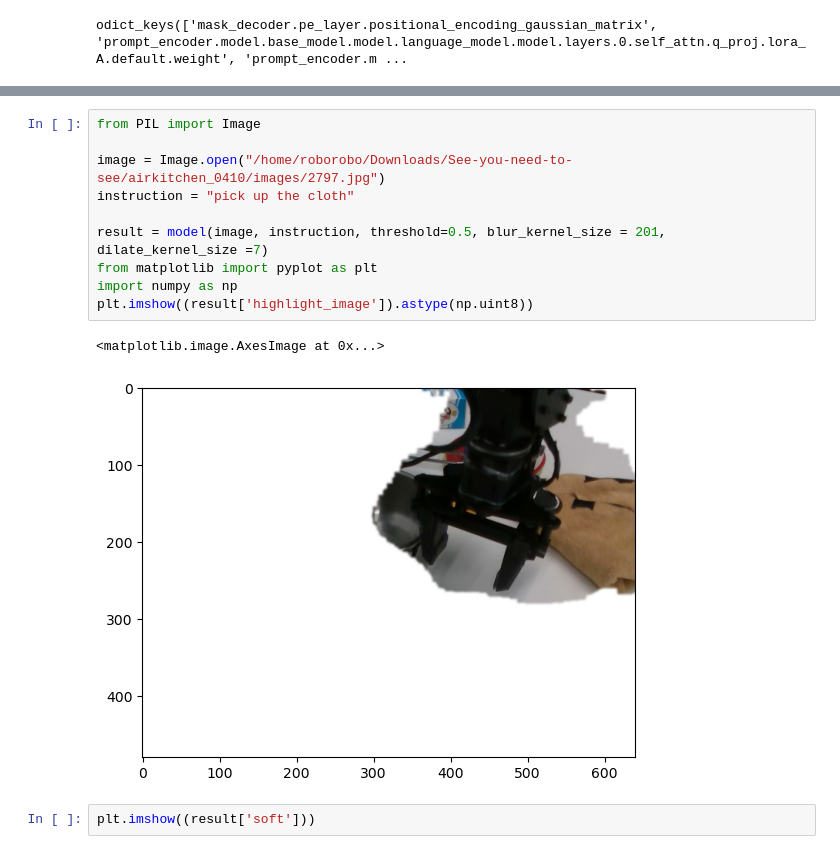
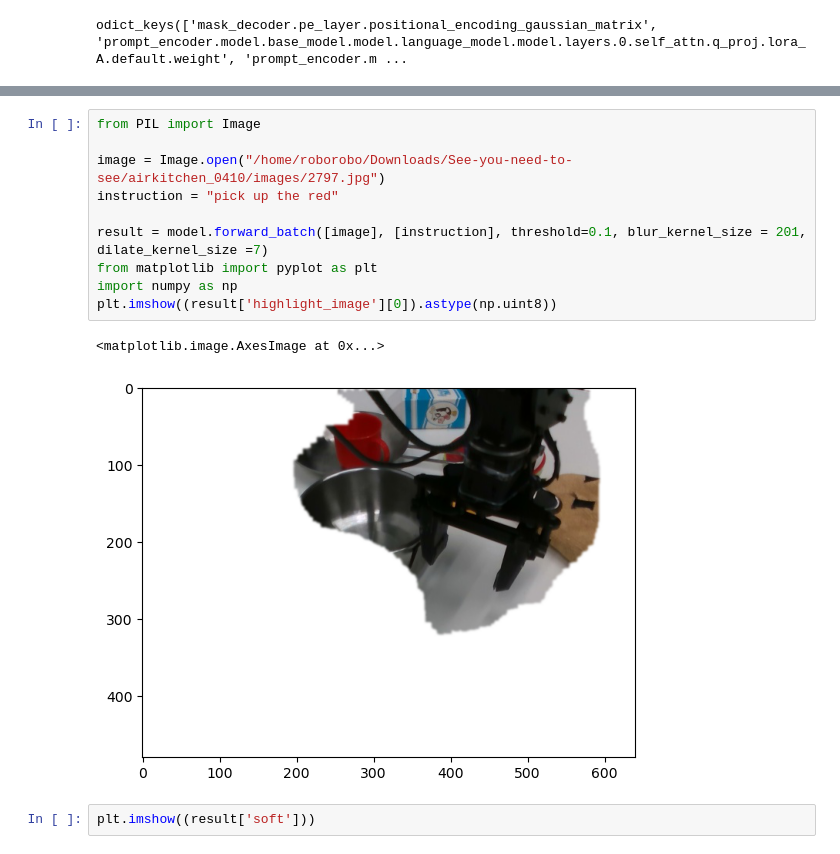
Before and after one commit to 2toinf/IVM, a Jupyter notebook: demo.ipynb, the cells around one changed output, grey strips where cells are left out. Cells and saved outputs as stored; diff of their text form.

```diff
--- a/demo.ipynb
+++ b/demo.ipynb
@@ -18,16 +21,16 @@ _IncompatibleKeys(missing_keys=['image_encoder.pos_embed', 'image_encoder.patch_
 # %%
 from PIL import Image
 
 image = Image.open("/home/roborobo/Downloads/See-you-need-to-see/airkitchen_0410/images/2797.jpg")
-instruction = "pick up the cloth"
+instruction = "pick up the red"
 
-result = model(image, instruction, threshold=0.5, blur_kernel_size = 201, dilate_kernel_size =7)
+result = model.forward_batch([image], [instruction], threshold=0.1, blur_kernel_size = 201, dilate_kernel_size =7)
 from matplotlib import pyplot as plt
 import numpy as np
-plt.imshow((result['highlight_image']).astype(np.uint8))
+plt.imshow((result['highlight_image'][0]).astype(np.uint8))
 # %% [output]
 <matplotlib.image.AxesImage at 0x...>
-[figure, old version]
+[figure, new version]
 # %%
 plt.imshow((result['soft']))
 # %% [output]
```
Also changed, not shown: parts of 1 cell of this notebook, 2 other files.
